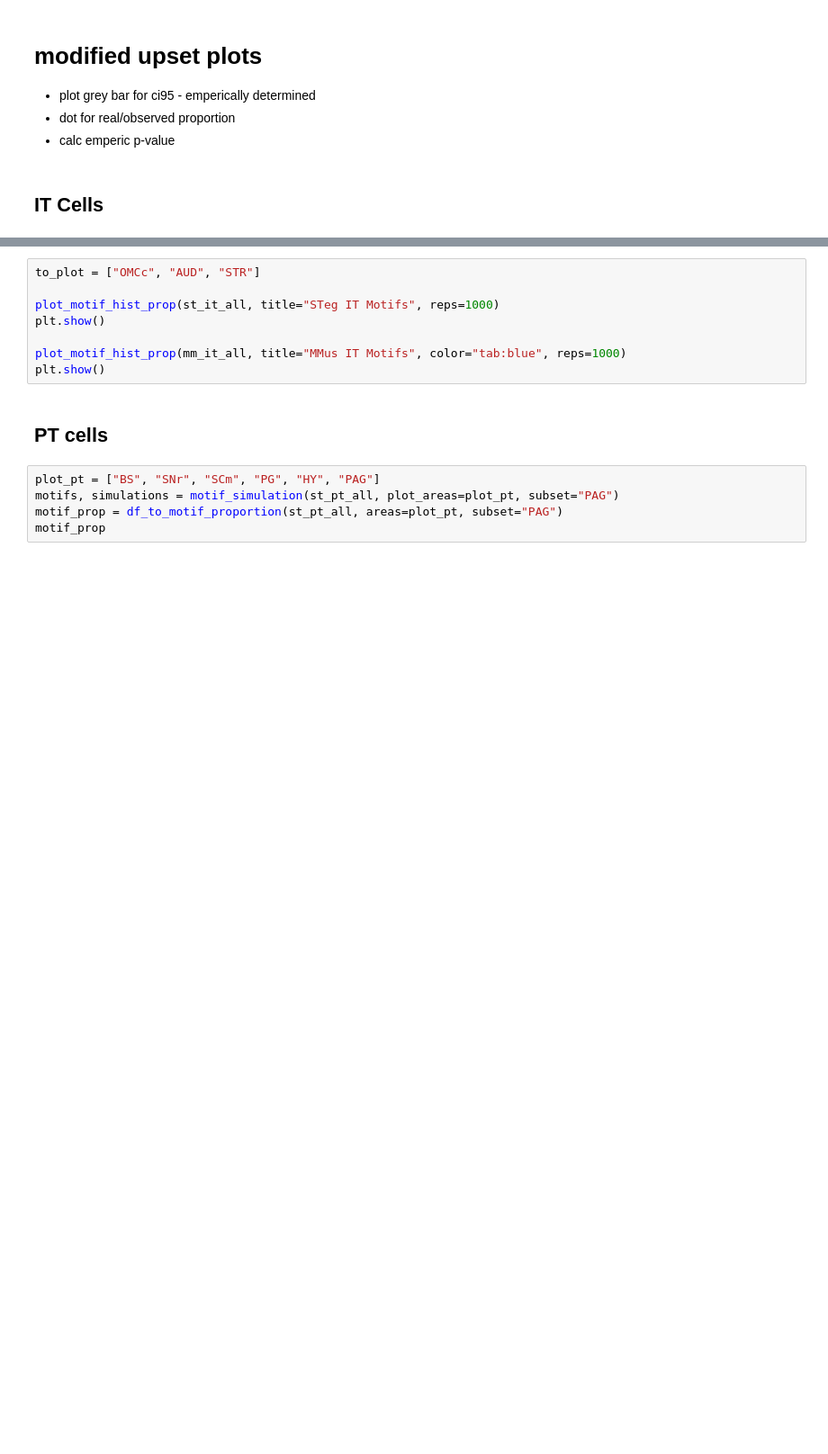
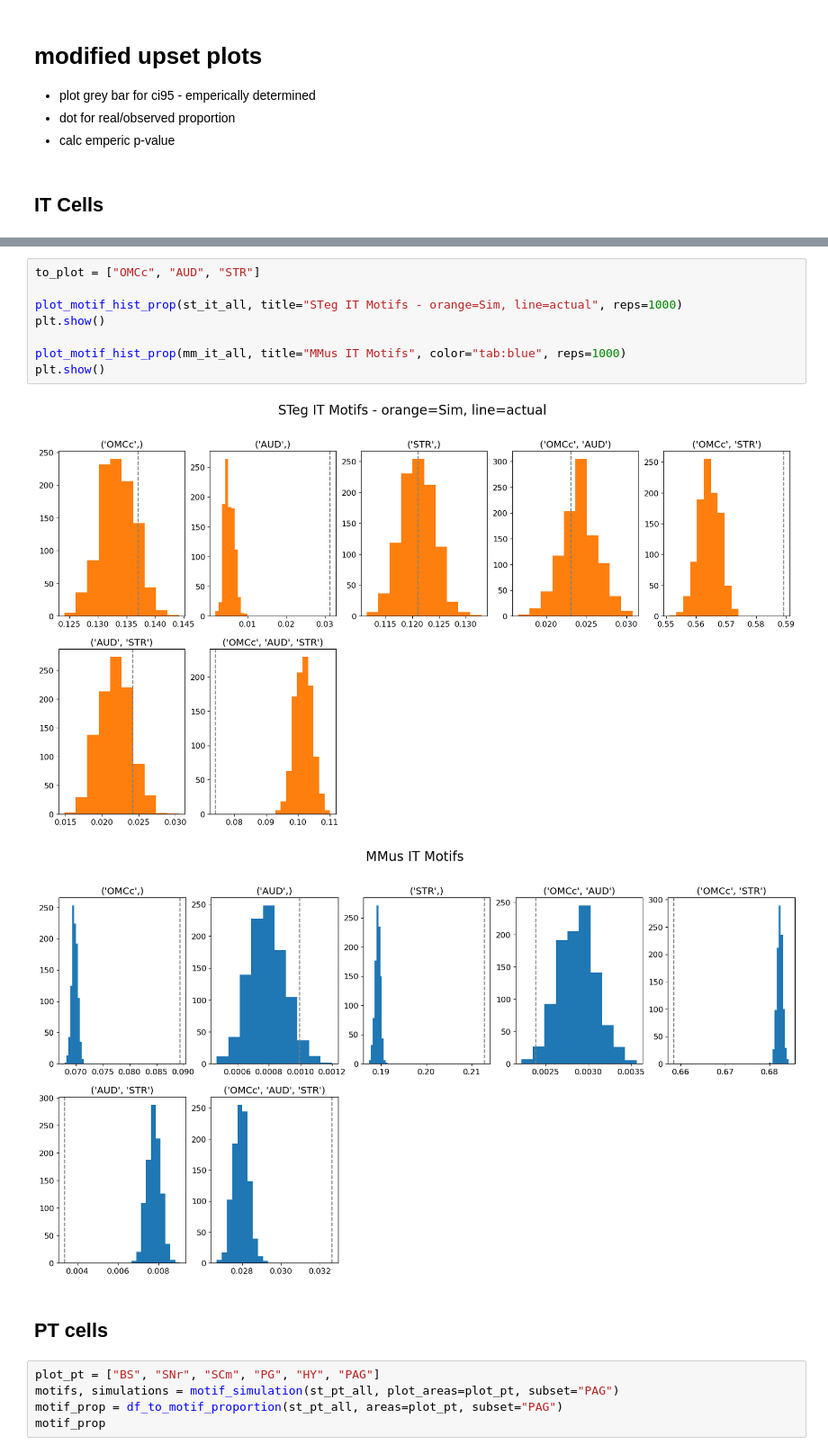
Before and after one commit to eisko/MAPseq_analysis, a Jupyter notebook: figure3_SC_v5_OMC.ipynb, the cells around one changed output, grey strips where cells are left out. Shown at 90% size. Drawn from its saved outputs; the diff is of its cells as text; blank space fills up the shorter version.

```diff
--- a/figure3_SC_v5_OMC.ipynb
+++ b/figure3_SC_v5_OMC.ipynb
@@ -250,11 +264,14 @@ print(motif_prop)
 # %%
 to_plot = ["OMCc", "AUD", "STR"]
 
-plot_motif_hist_prop(st_it_all, title="STeg IT Motifs", reps=1000)
+plot_motif_hist_prop(st_it_all, title="STeg IT Motifs - orange=Sim, line=actual", reps=1000)
 plt.show()
 
 plot_motif_hist_prop(mm_it_all, title="MMus IT Motifs", color="tab:blue", reps=1000)
 plt.show()
+# %% [output]
+[figure, added]
+[figure, added]
 # %% [markdown]
 ## PT cells
 # %%
```
Also changed, not shown: parts of 8 cells of this notebook, 6 other files.
